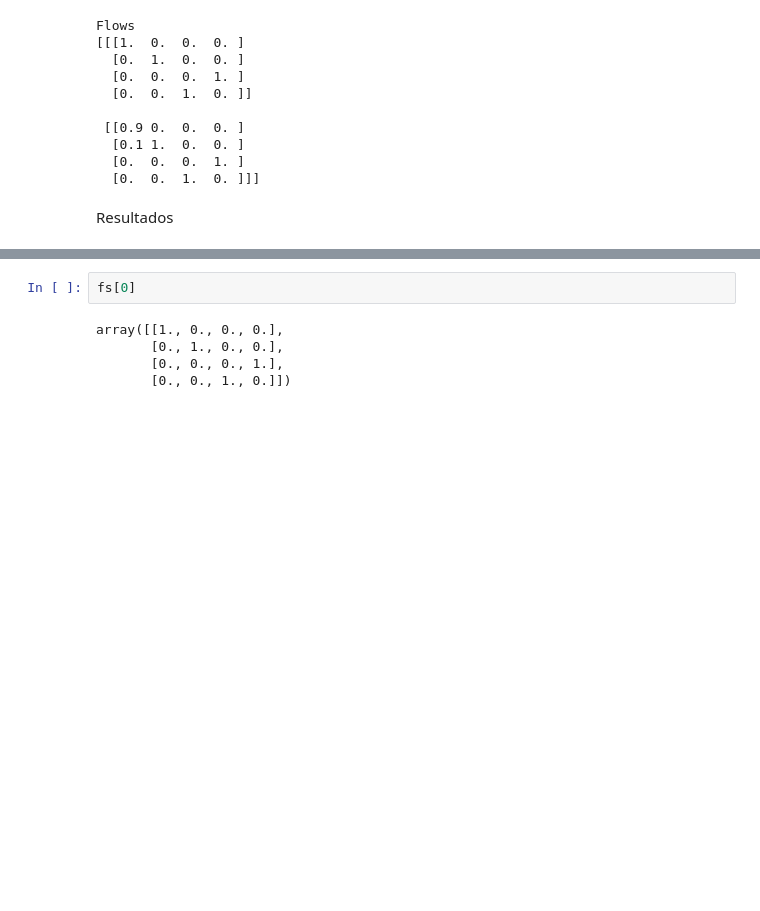
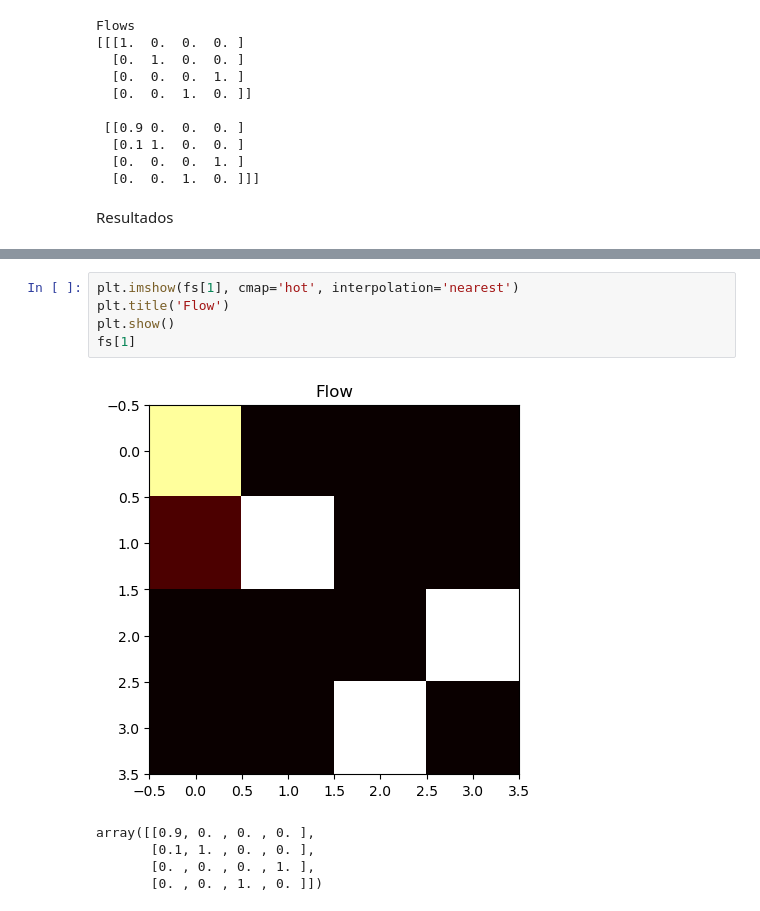
Before and after one commit to angelmdezhdez/thesis, a Jupyter notebook: exp_recon.ipynb, the cells around one changed output, grey strips where cells are left out. Saved outputs shown, nothing was run; the diff lists cells and outputs as text; blank space fills up the shorter version.

```diff
--- a/exp_recon.ipynb
+++ b/exp_recon.ipynb
@@ -103,8 +113,12 @@ array([1.       , 0.9999999, 1.       ], dtype=float32)
 # %%
-fs[0]
+plt.imshow(fs[1], cmap='hot', interpolation='nearest')
+plt.title('Flow')
+plt.show()
+fs[1]
 # %% [output]
+[figure, added]
-array([[1., 0., 0., 0.],
-       [0., 1., 0., 0.],
-       [0., 0., 0., 1.],
-       [0., 0., 1., 0.]])
+array([[0.9, 0. , 0. , 0. ],
+       [0.1, 1. , 0. , 0. ],
+       [0. , 0. , 0. , 1. ],
+       [0. , 0. , 1. , 0. ]])
 # %%
```
Also changed, not shown: parts of 4 cells of this notebook, 4 other files.
